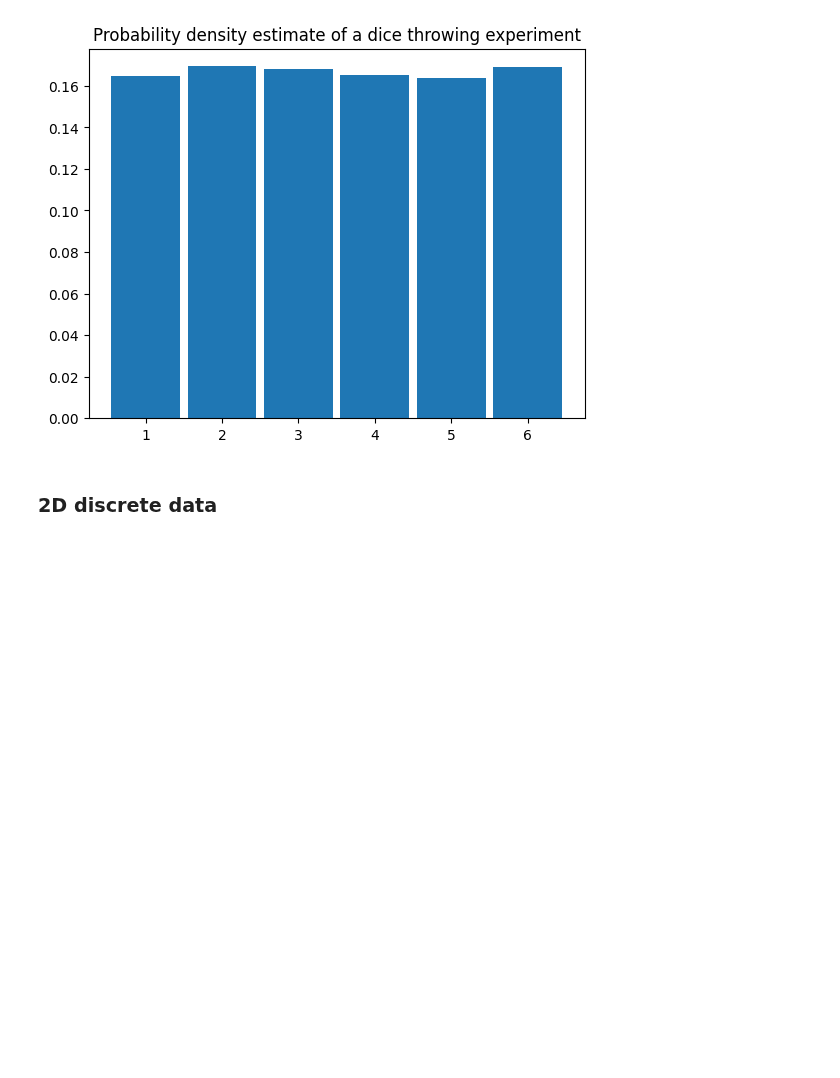
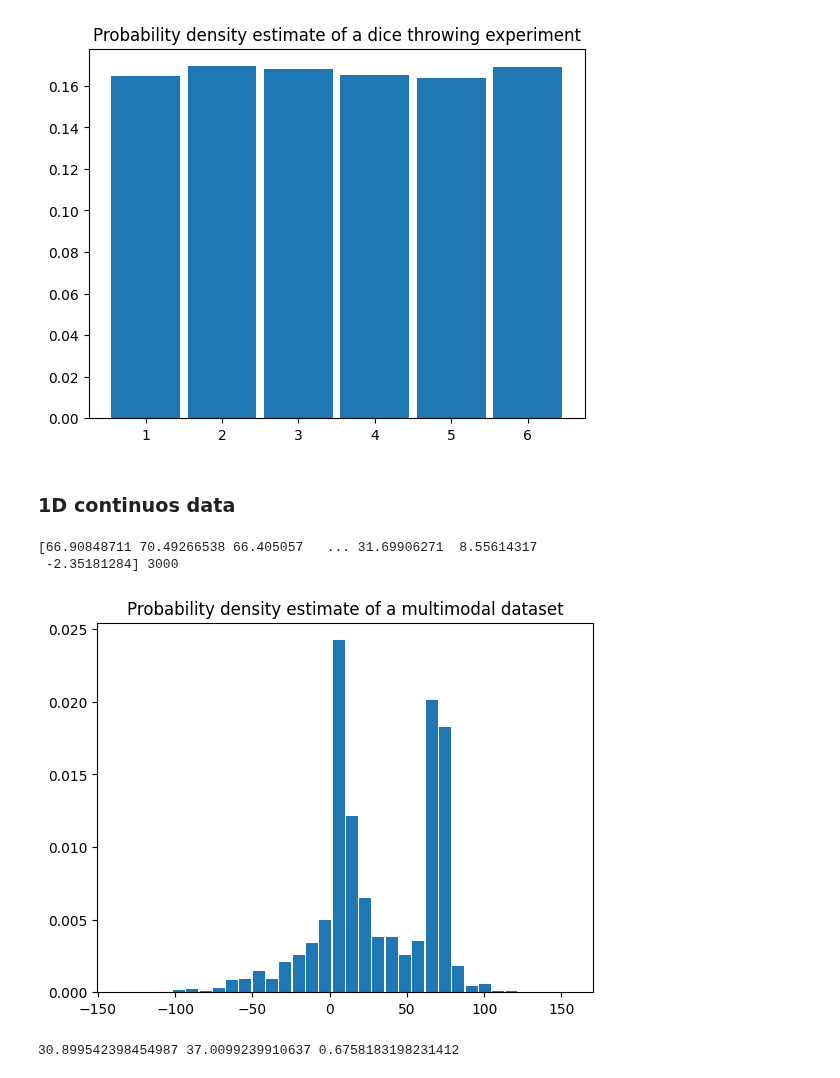
Before and after one commit to carlocamilloni/Structural-Bioinformatics, a Jupyter notebook: Notebooks/t02_intro_stat.ipynb, the cells around one changed output. Cells and saved outputs as stored; diff of their text form; code cells hidden in the pictures; blank space fills up the shorter version.

```diff
--- a/Notebooks/t02_intro_stat.ipynb
+++ b/Notebooks/t02_intro_stat.ipynb
@@ -355,4 +355,34 @@ plt.show()
 # %%
 #
 # %% [markdown]
-### 2D discrete data
+### 1D continuos data
+# %%
+import numpy as np
+rng = np.random.Generator(np.random.PCG64())
+rng = np.random.default_rng()
+num_throw=1000
+# here the range is from low to high-1
+data1 = rng.normal(70, 5, size=num_throw)
+data2 = rng.lognormal(2, 1, num_throw)
+datac = np.concatenate((data1, data2, rng.normal(10, 40, size=num_throw)), axis=0)
+# print the data and the number of data
+print(datac, len(datac))
+# %% [output]
+[66.90848711 70.49266538 66.405057   ... 31.69906271  8.55614317
+ -2.35181284] 3000
+# %%
+import matplotlib.pyplot as plt
+counts, bin=np.histogram(datac, bins='auto', density=True)
+plt.hist(bin[:-1], bin, weights=counts, align='mid', rwidth=0.9)
+plt.title("Probability density estimate of a multimodal dataset")
+plt.show()
+# %% [output]
+[figure, added]
+# %%
+from scipy.stats import sem
+aver=np.average(datac)
+dev=np.std(datac)
+error=sem(datac)
+print(aver, dev, error)
+# %% [output]
+30.899542398454987 37.0099239910637 0.6758183198231412
```
Also changed, not shown: parts of 1 cell of this notebook.
